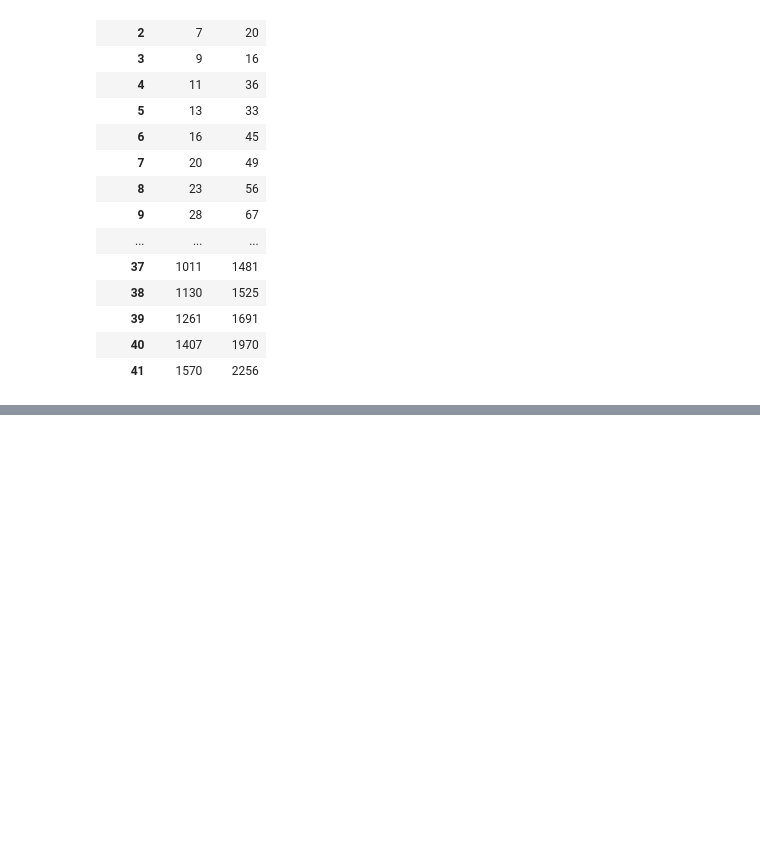
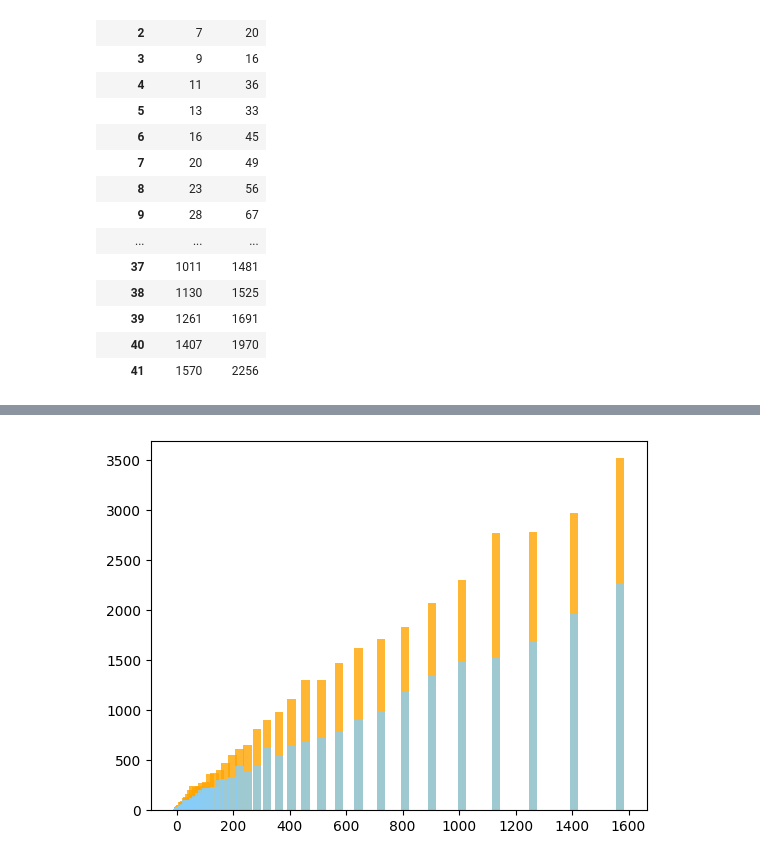
Before and after one commit to 255ribeiro/zebende, a Jupyter notebook: graphics.ipynb, the cells around one changed output, grey strips where cells are left out. Drawn from its saved outputs; the diff is of its cells as text; code cells hidden in the pictures; blank space fills up the shorter version.

```diff
--- a/graphics.ipynb
+++ b/graphics.ipynb
@@ -98,0 +99,24 @@ ax.plot(
+# %%
+fig, ax = plt.subplots(1,1)
+
+ax.bar(
+        df_basic["tws size"],
+        df_basic["elapsed"],
+        width=bar_width,
+        color='orange',
+        alpha=opacity,
+        # edgecolor='grey',
+        label='Basic'
+        )
+ax.bar(
+        df_opt["tws size"],
+        df_opt["elapsed"],
+        width=bar_width,
+        color='lightskyblue',
+        alpha=opacity,
+        # edgecolor='grey',
+        label='Optimaized')
+
+plt.show()
+# %% [output]
+[figure, added]
```
Also changed, not shown: parts of 3 cells of this notebook.
